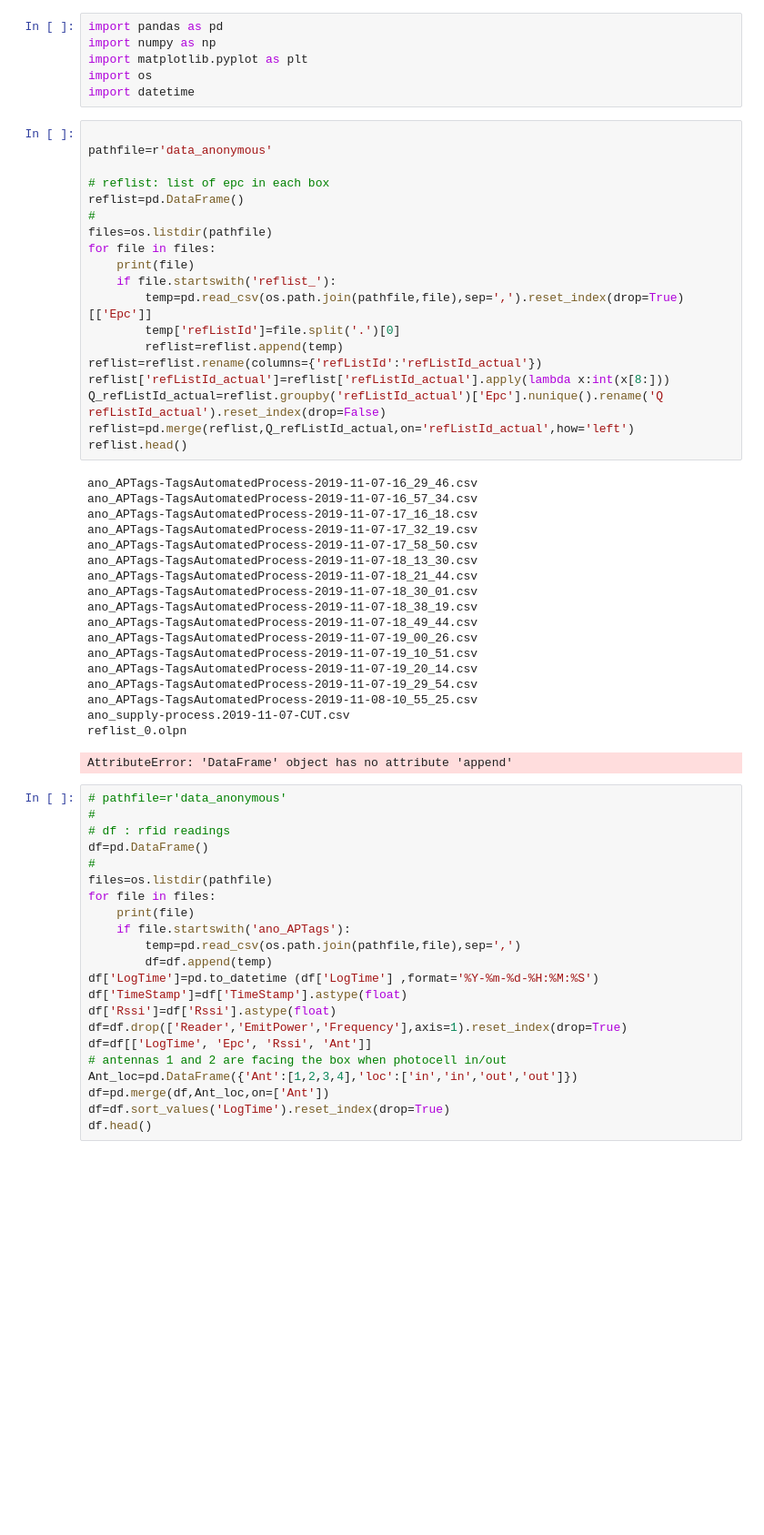
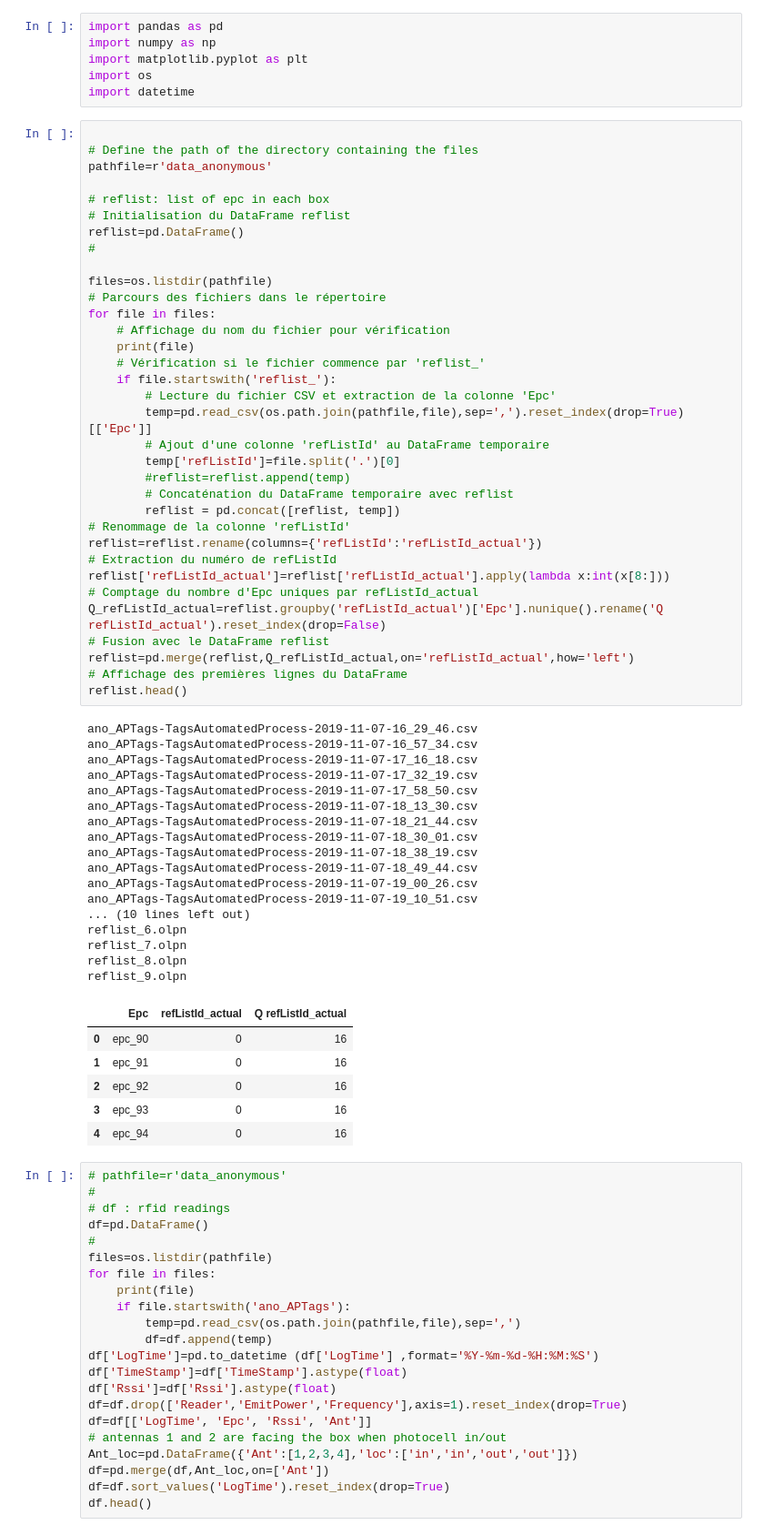
Before and after one commit to ADEBIKPE/Projet_Machine_Learning_RFID, a Jupyter notebook: Machine_Learning/MLRFID_Projet_S8.ipynb, the cells around one changed output. Shown at 91% size. Saved outputs shown, nothing was run; the diff lists cells and outputs as text; blank space fills up the shorter version.

```diff
--- a/Machine_Learning/MLRFID_Projet_S8.ipynb
+++ b/Machine_Learning/MLRFID_Projet_S8.ipynb
@@ -6,42 +6,62 @@ import os
 import datetime
 # %%
 
+# Define the path of the directory containing the files
 pathfile=r'data_anonymous'
 
 # reflist: list of epc in each box
+# Initialisation du DataFrame reflist
 reflist=pd.DataFrame()
 #
+
 files=os.listdir(pathfile)
+# Parcours des fichiers dans le répertoire
 for file in files:
+    # Affichage du nom du fichier pour vérification
     print(file)
+    # Vérification si le fichier commence par 'reflist_'
     if file.startswith('reflist_'):
+        # Lecture du fichier CSV et extraction de la colonne 'Epc'
         temp=pd.read_csv(os.path.join(pathfile,file),sep=',').reset_index(drop=True)[['Epc']]
+        # Ajout d'une colonne 'refListId' au DataFrame temporaire
         temp['refListId']=file.split('.')[0]
-        reflist=reflist.append(temp)
+        #reflist=reflist.append(temp)
+        # Concaténation du DataFrame temporaire avec reflist
+        reflist = pd.concat([reflist, temp])
+# Renommage de la colonne 'refListId'
 reflist=reflist.rename(columns={'refListId':'refListId_actual'})
+# Extraction du numéro de refListId
 reflist['refListId_actual']=reflist['refListId_actual'].apply(lambda x:int(x[8:]))
+# Comptage du nombre d'Epc uniques par refListId_actual
 Q_refListId_actual=reflist.groupby('refListId_actual')['Epc'].nunique().rename('Q refListId_actual').reset_index(drop=False)
+# Fusion avec le DataFrame reflist
 reflist=pd.merge(reflist,Q_refListId_actual,on='refListId_actual',how='left')
+# Affichage des premières lignes du DataFrame
 reflist.head()
 # %% [output]
 ano_APTags-TagsAutomatedProcess-2019-11-07-16_29_46.csv
 ano_APTags-TagsAutomatedProcess-2019-11-07-16_57_34.csv
 ano_APTags-TagsAutomatedProcess-2019-11-07-17_16_18.csv
 ano_APTags-TagsAutomatedProcess-2019-11-07-17_32_19.csv
 ano_APTags-TagsAutomatedProcess-2019-11-07-17_58_50.csv
 ano_APTags-TagsAutomatedProcess-2019-11-07-18_13_30.csv
 ano_APTags-TagsAutomatedProcess-2019-11-07-18_21_44.csv
 ano_APTags-TagsAutomatedProcess-2019-11-07-18_30_01.csv
 ano_APTags-TagsAutomatedProcess-2019-11-07-18_38_19.csv
 ano_APTags-TagsAutomatedProcess-2019-11-07-18_49_44.csv
 ano_APTags-TagsAutomatedProcess-2019-11-07-19_00_26.csv
 ano_APTags-TagsAutomatedProcess-2019-11-07-19_10_51.csv
-ano_APTags-TagsAutomatedProcess-2019-11-07-19_20_14.csv
-ano_APTags-TagsAutomatedProcess-2019-11-07-19_29_54.csv
-ano_APTags-TagsAutomatedProcess-2019-11-08-10_55_25.csv
-ano_supply-process.2019-11-07-CUT.csv
-reflist_0.olpn
+... (10 lines left out)
+reflist_6.olpn
+reflist_7.olpn
+reflist_8.olpn
+reflist_9.olpn
-AttributeError: 'DataFrame' object has no attribute 'append'
+|  | Epc | refListId_actual | Q refListId_actual |
+| 0 | epc_90 | 0 | 16 |
+| 1 | epc_91 | 0 | 16 |
+| 2 | epc_92 | 0 | 16 |
+| 3 | epc_93 | 0 | 16 |
+| 4 | epc_94 | 0 | 16 |
 # %%
 # pathfile=r'data_anonymous'
 #
```
